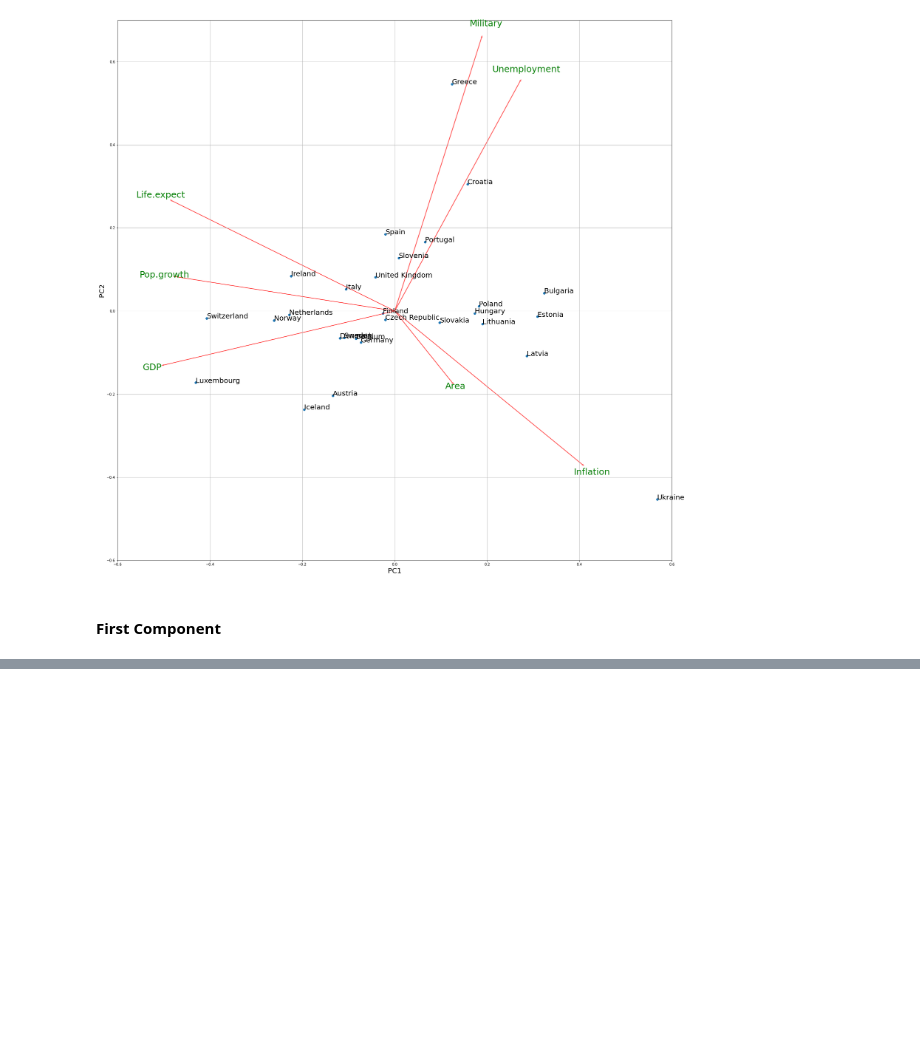
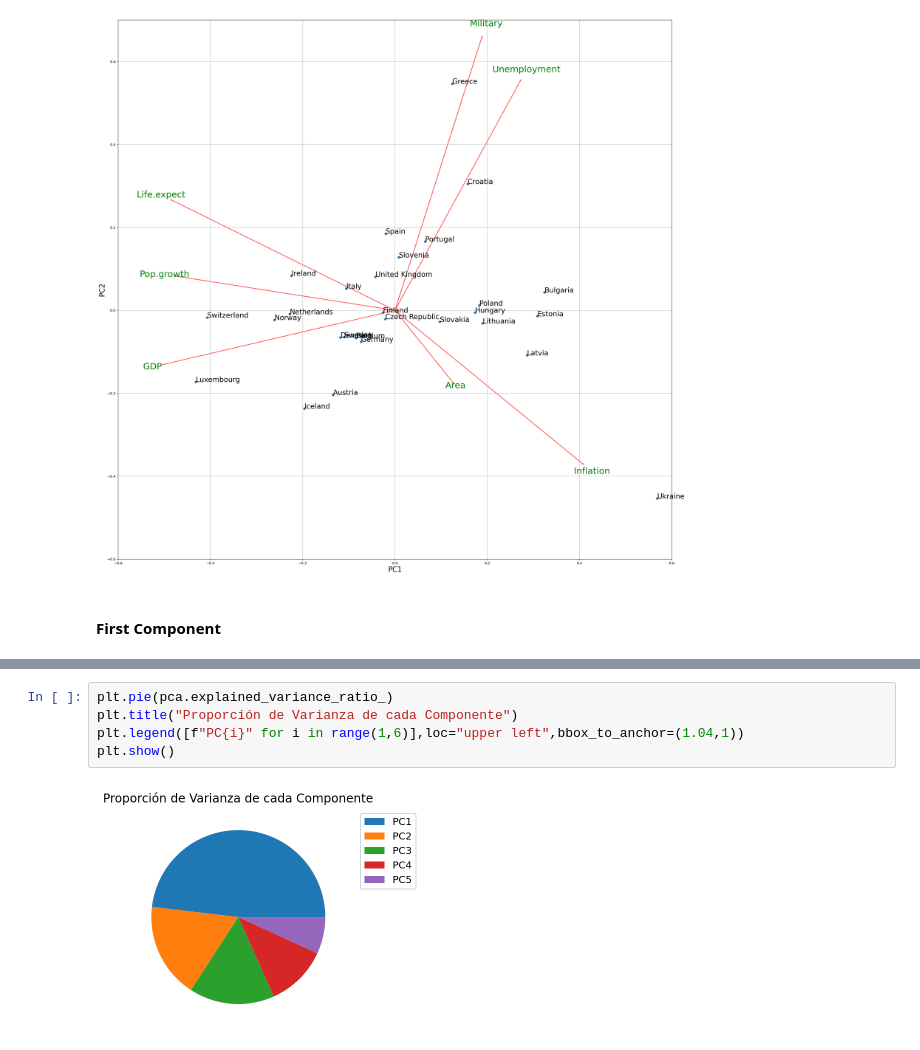
Before and after one commit to rcatalan98/sia-tp, a Jupyter notebook: ej-oblig-2/Ej2.ipynb, the cells around one changed output, grey strips where cells are left out. Drawn from its saved outputs; the diff is of its cells as text; blank space fills up the shorter version.

Commit message:
Added pie chart

```diff
--- a/ej-oblig-2/Ej2.ipynb
+++ b/ej-oblig-2/Ej2.ipynb
@@ -57 +50,8 @@ draw_pc1(data,countries)
 [figure]
+# %%
+plt.pie(pca.explained_variance_ratio_)
+plt.title("Proporción de Varianza de cada Componente")
+plt.legend([f"PC{i}" for i in range(1,6)],loc="upper left",bbox_to_anchor=(1.04,1))
+plt.show()
+# %% [output]
+[figure, added]
```
Also changed, not shown: parts of 4 cells of this notebook, 1 other file.
